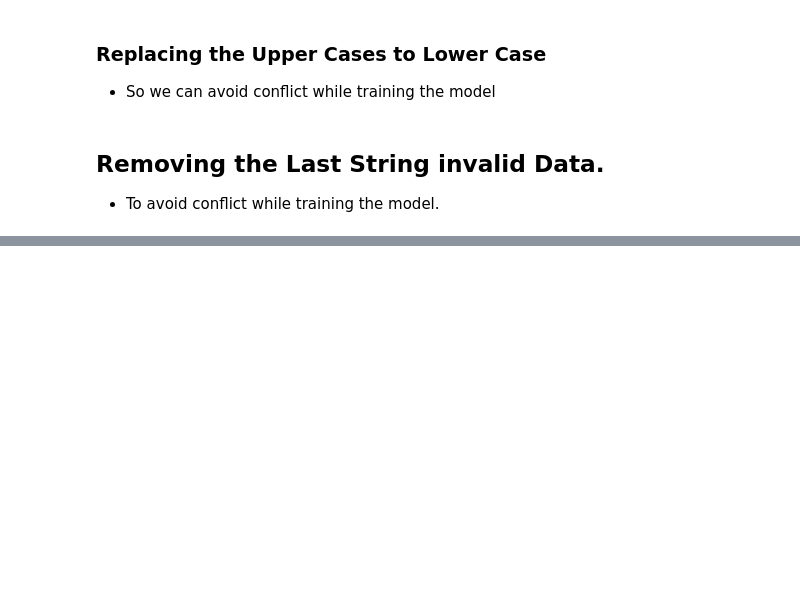
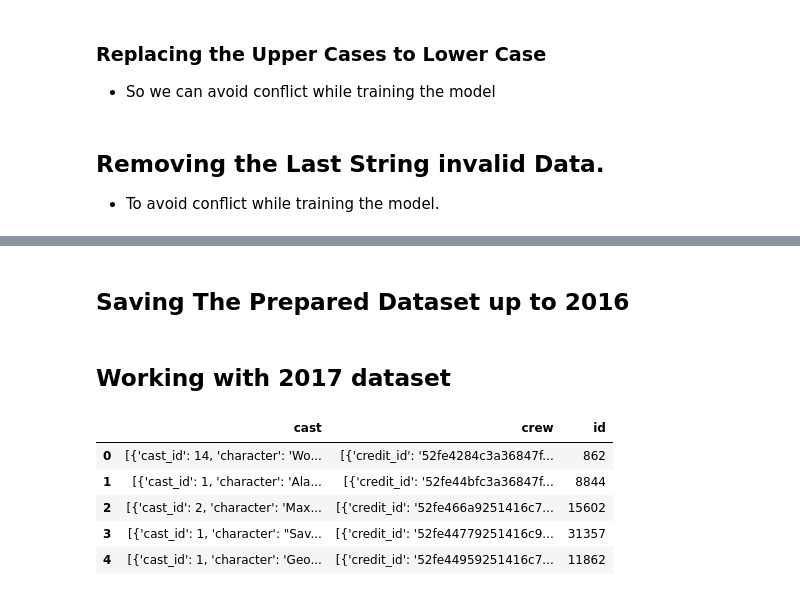
Before and after one commit to deepatabc/Movie-Recommend, a Jupyter notebook: DataPreparing/jupyterNotebook/Base_preprocessing.ipynb, the cells around one changed output, grey strips where cells are left out. Drawn from its saved outputs; the diff is of its cells as text; code cells hidden in the pictures; blank space fills up the shorter version.

```diff
--- a/DataPreparing/jupyterNotebook/Base_preprocessing.ipynb
+++ b/DataPreparing/jupyterNotebook/Base_preprocessing.ipynb
@@ -67,2 +132,18 @@ data['movie_title'][2]
+# %% [markdown]
+## Saving The Prepared Dataset up to 2016
 # %%
 data.to_csv('PreparedData/data.csv',index=False)
+# %% [markdown]
+## Working with 2017 dataset
+# %%
+# here taking the cast and crew members details.
+credits = pd.read_csv('https://movie-dataset-live.s3.ap-south-1.amazonaws.com/train_and_test_set/credits.csv')
+# %%
+credits.head()
+# %% [output]
+|  | cast | crew | id |
+| 0 | [{'cast_id': 14, 'character': 'Wo... | [{'credit_id': '52fe4284c3a36847f... | 862 |
+| 1 | [{'cast_id': 1, 'character': 'Ala... | [{'credit_id': '52fe44bfc3a36847f... | 8844 |
+| 2 | [{'cast_id': 2, 'character': 'Max... | [{'credit_id': '52fe466a9251416c7... | 15602 |
+| 3 | [{'cast_id': 1, 'character': "Sav... | [{'credit_id': '52fe44779251416c9... | 31357 |
+| 4 | [{'cast_id': 1, 'character': 'Geo... | [{'credit_id': '52fe44959251416c7... | 11862 |
```
Also changed, not shown: parts of 24 cells of this notebook, 1 other file.
